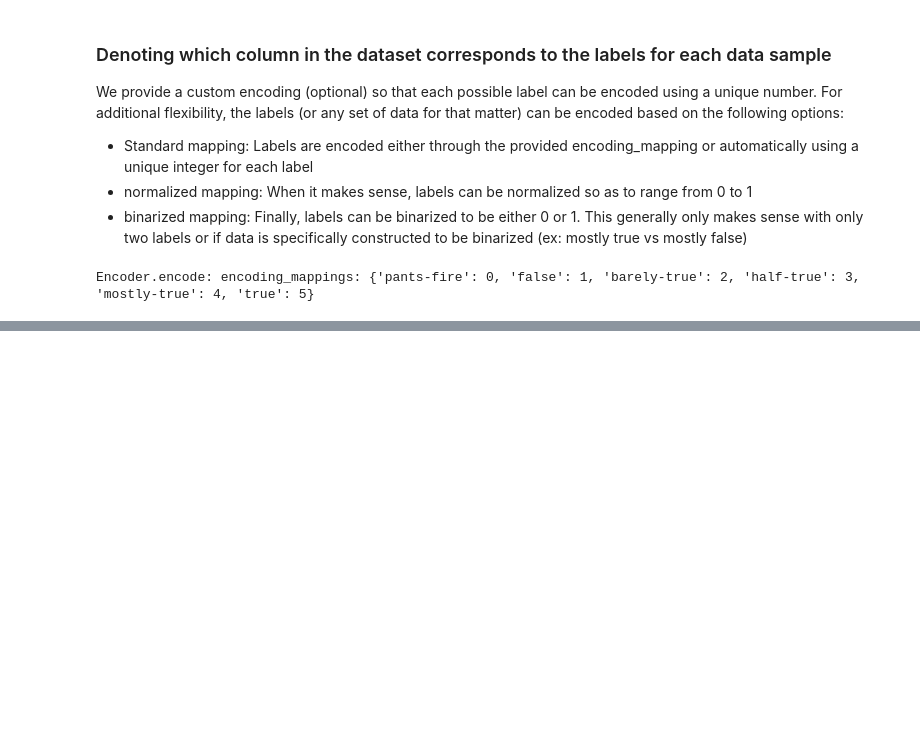
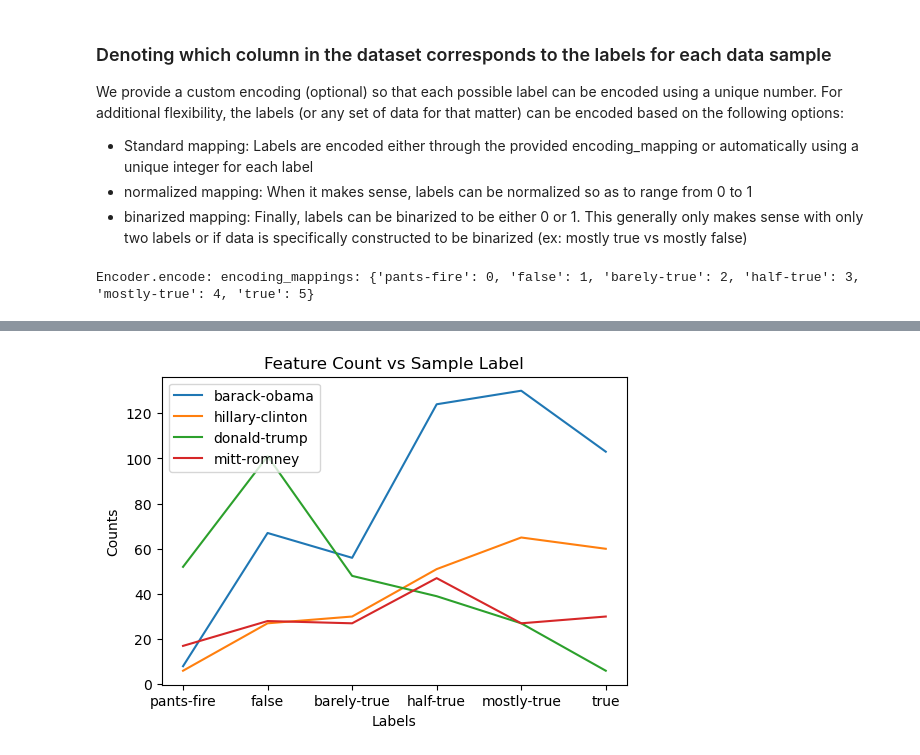
Before and after one commit to gsriddler/sta561project, a Jupyter notebook: preprocess/PreProcessor_demo.ipynb, the cells around one changed output, grey strips where cells are left out. Saved outputs shown, nothing was run; the diff lists cells and outputs as text; code cells hidden in the pictures; blank space fills up the shorter version.

```diff
--- a/preprocess/PreProcessor_demo.ipynb
+++ b/preprocess/PreProcessor_demo.ipynb
@@ -86,0 +188,7 @@ print(counts)
+# %%
+pre_processor.plot_count_for_features(
+    encoder=speaker_encoder,
+    features_to_plot=["barack-obama","hillary-clinton","donald-trump","mitt-romney"]
+)
+# %% [output]
+[figure, added]
```
Also changed, not shown: parts of 22 cells of this notebook, 3 other files.
